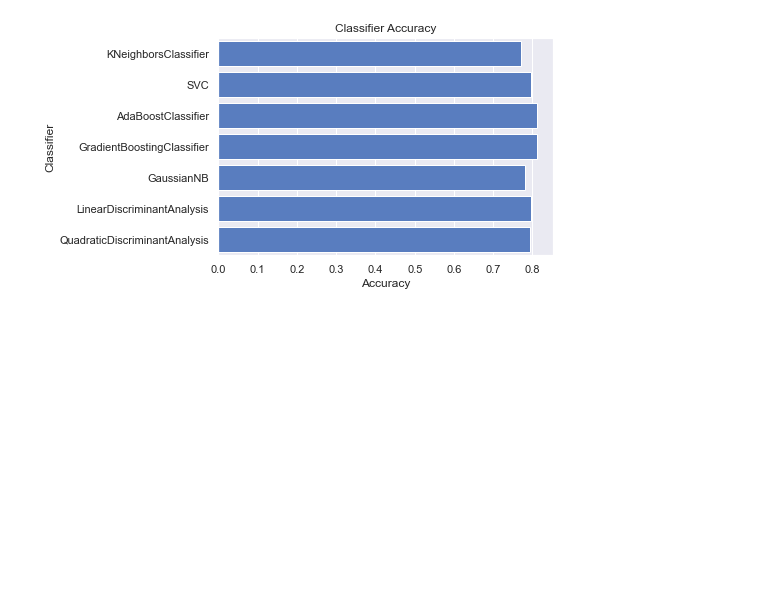
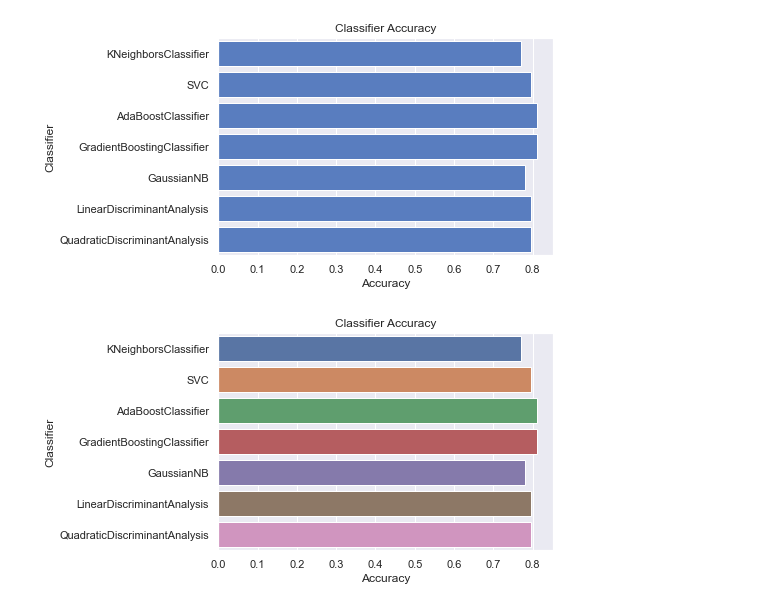
Before and after one commit to mghasemi19/ML_EconEduc, a Jupyter notebook: Type_classification.ipynb, the cells around one changed output. Saved outputs shown, nothing was run; the diff lists cells and outputs as text; code cells hidden in the pictures; blank space fills up the shorter version.

Commit message:
Another color change for bar plot

```diff
--- a/Type_classification.ipynb
+++ b/Type_classification.ipynb
@@ -2404,3 +2404,11 @@ sns.set_color_codes("muted")
 sns.barplot(x='Accuracy', y='Classifier', data=log, color="b");
 # %% [output]
 [figure]
+# %%
+plt.xlabel('Accuracy')
+plt.title('Classifier Accuracy')
+
+sns.set_color_codes("muted")
+sns.barplot(x='Accuracy', y='Classifier', data=log);
+# %% [output]
+[figure, added]
```
